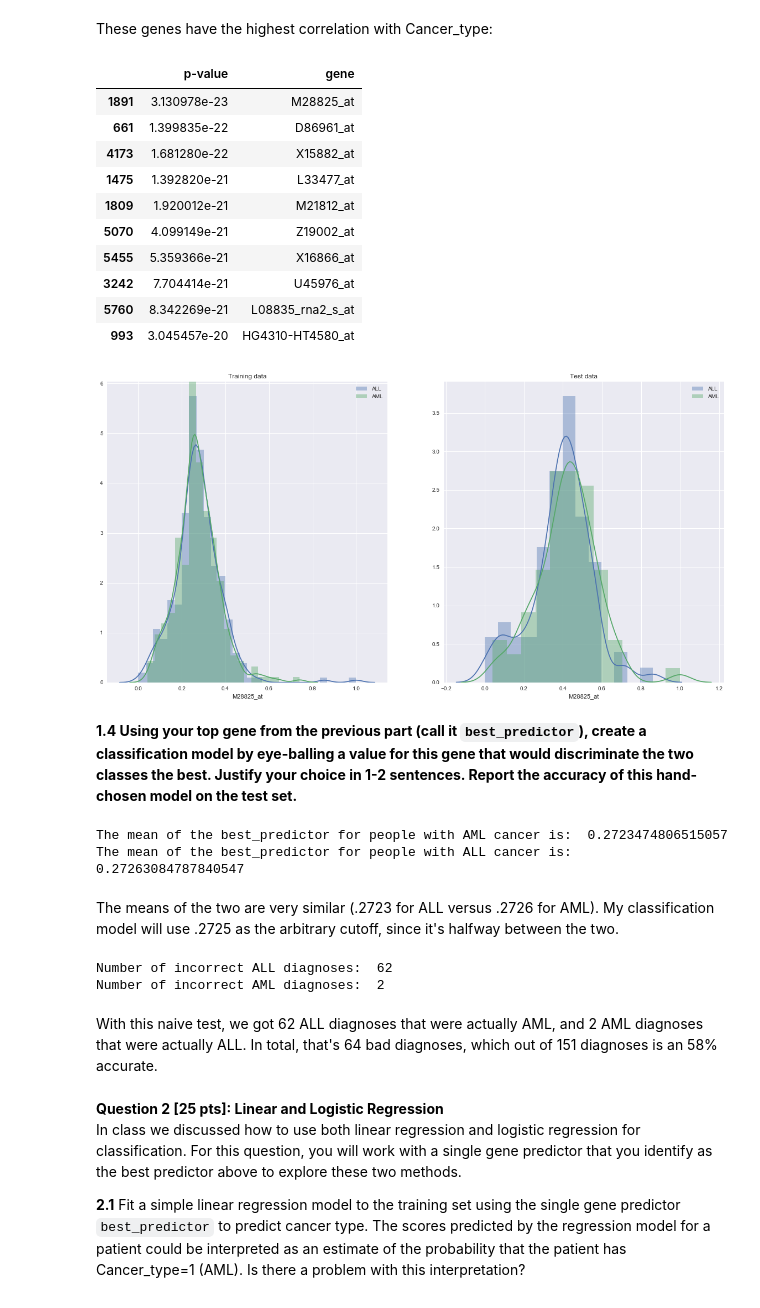
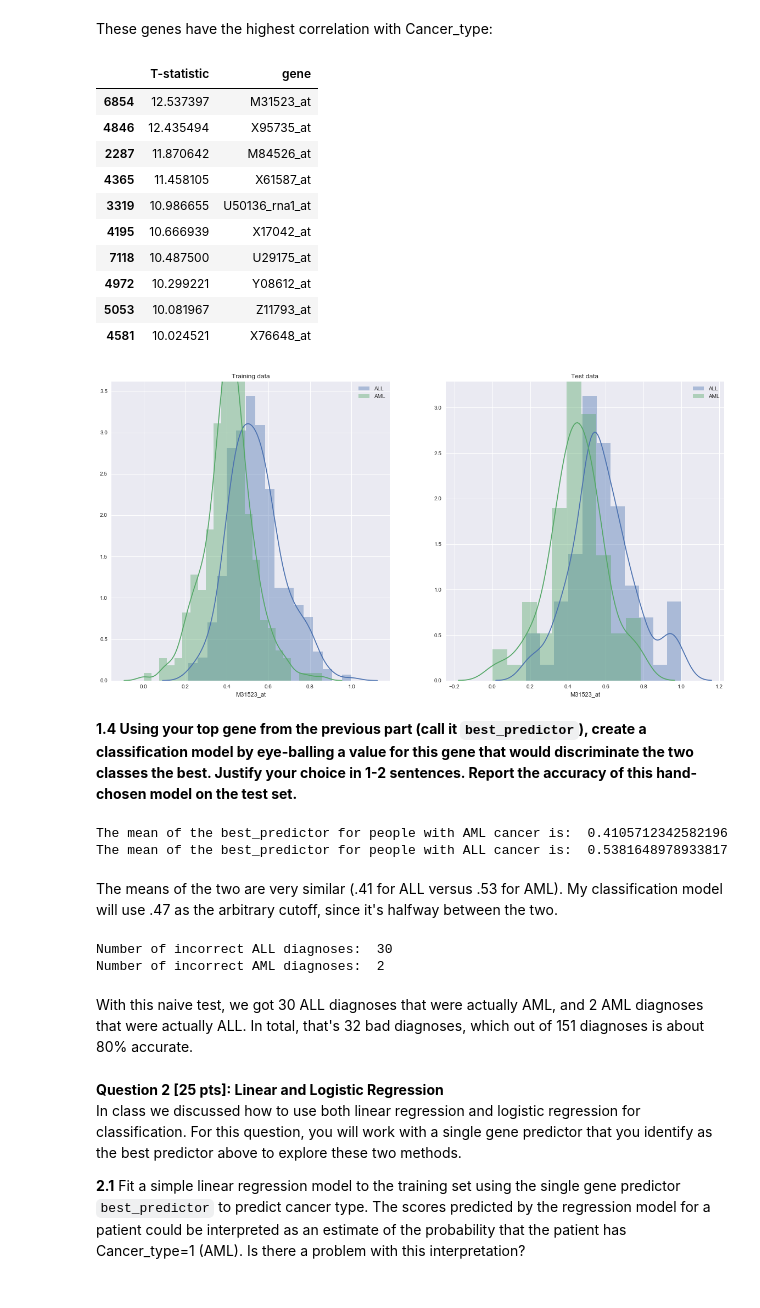
Before and after one commit to katiegrosch/2019-CS109A, a Jupyter notebook: content/homeworks/cs109a_hw4_209/cs109a_HW4.ipynb, the cells around one changed output. Drawn from its saved outputs; the diff is of its cells as text; code cells hidden in the pictures.

```diff
--- a/content/homeworks/cs109a_hw4_209/cs109a_HW4.ipynb
+++ b/content/homeworks/cs109a_hw4_209/cs109a_HW4.ipynb
@@ -138,63 +132,85 @@ top_ten_genes = pd.DataFrame(gene_corrs.nsmallest(10,'p-value'))
+# %%
+def t_test(genes, outcomes):
+    t_stats = []
+    for col in genes:
+        all_outcome = genes[col][outcomes == 0]
+        aml_outcome = genes[col][outcomes == 1]
+        all_mean = all_outcome.mean()
+        aml_mean = aml_outcome.mean()
+
+        all_se = all_outcome.std()**2/(len(all_outcome))
+        aml_se = aml_outcome.std()**2/(len(aml_outcome))
+
+        t_stats.append(abs((all_mean - aml_mean)) / np.sqrt(all_se + aml_se))
+    return t_stats
+
+t_test(X_train_normalized, y_train)
+
+gene_corrs = pd.DataFrame(t_test(X_train, y_train),columns=['T-statistic'])
+gene_corrs['gene'] = X_train_normalized.columns
+top_ten_genes = pd.DataFrame(gene_corrs.nlargest(10,'T-statistic'))
 # %% [markdown]
 These genes have the highest correlation with Cancer_type:
 # %%
 top_ten_genes
 # %% [output]
-|  | p-value | gene |
-| 1891 | 3.130978e-23 | M28825_at |
-| 661 | 1.399835e-22 | D86961_at |
-| 4173 | 1.681280e-22 | X15882_at |
-| 1475 | 1.392820e-21 | L33477_at |
-| 1809 | 1.920012e-21 | M21812_at |
-| 5070 | 4.099149e-21 | Z19002_at |
-| 5455 | 5.359366e-21 | X16866_at |
-| 3242 | 7.704414e-21 | U45976_at |
-| 5760 | 8.342269e-21 | L08835_rna2_s_at |
-| 993 | 3.045457e-20 | HG4310-HT4580_at |
+|  | T-statistic | gene |
+| 6854 | 12.537397 | M31523_at |
+| 4846 | 12.435494 | X95735_at |
+| 2287 | 11.870642 | M84526_at |
+| 4365 | 11.458105 | X61587_at |
+| 3319 | 10.986655 | U50136_rna1_at |
+| 4195 | 10.666939 | X17042_at |
+| 7118 | 10.487500 | U29175_at |
+| 4972 | 10.299221 | Y08612_at |
+| 5053 | 10.081967 | Z11793_at |
+| 4581 | 10.024521 | X76648_at |
 # %%
 ALL_train = X_train_normalized[y_train==0]
 AML_train = X_train_normalized[y_train==1]
 ALL_test = X_test_normalized[y_test==0]
 AML_test = X_test_normalized[y_test==1]
 # %%
+best_predictor = top_ten_genes['gene'].iloc[0]
+
 fig, ax = plt.subplots(1,2, figsize=(20,10))
 
-sns.distplot(ALL_train['M28825_at'], label='ALL', ax=ax[0])
-sns.distplot(AML_train['M28825_at'], label='AML', ax=ax[0])
+sns.distplot(ALL_train[best_predictor], label='ALL', ax=ax[0])
+sns.distplot(AML_train[best_predictor], label='AML', ax=ax[0])
 ax[0].legend()
 ax[0].title.set_text('Training data')
 
-sns.distplot(ALL_test['M28825_at'], label='ALL', ax=ax[1])
-sns.distplot(AML_test['M28825_at'], label='AML', ax=ax[1])
+sns.distplot(ALL_test[best_predictor], label='ALL', ax=ax[1])
+sns.distplot(AML_test[best_predictor], label='AML', ax=ax[1])
 ax[1].legend()
 ax[1].title.set_text('Test data')
 # %% [output]
-[figure, old version]
+[figure, new version]
 # %% [markdown]
 **1.4 Using your top gene from the previous part (call it  `best_predictor`), create a classification model by eye-balling a value for this gene that would discriminate the two classes the best. Justify your choice in 1-2 sentences. Report the accuracy of this hand-chosen model on the test set.**
 # %%
-best_predictor = top_ten_genes['gene'].iloc[0]
-
 print("The mean of the best_predictor for people with AML cancer is: ", AML_train[best_predictor].mean())
 print("The mean of the best_predictor for people with ALL cancer is: ", ALL_train[best_predictor].mean())
+
+cutoff = np.mean([AML_train[best_predictor].mean(), ALL_train[best_predictor].mean()])
 # %% [output]
-The mean of the best_predictor for people with AML cancer is:  0.2723474806515057
-The mean of the best_predictor for people with ALL cancer is:  0.27263084787840547
+The mean of the best_predictor for people with AML cancer is:  0.4105712342582196
+The mean of the best_predictor for people with ALL cancer is:  0.5381648978933817
 # %% [markdown]
-The means of the two are very similar (.2723 for ALL versus .2726 for AML). My classification model will use .2725 as the arbitrary cutoff, since it's halfway between the two.
+The means of the two are very similar (.41 for ALL versus .53 for AML). My classification model will use .47 as the arbitrary cutoff, since it's halfway between the two.
 # %%
-naive_ALL_diagnosis = X_test_normalized[X_test_normalized['M28825_at'] >= .2725]
+naive_ALL_diagnosis = X_test_normalized[X_test_normalized[best_predictor] >= cutoff]
 wrong_ALL_diagnosis = naive_ALL_diagnosis[y_test==1]
 print("Number of incorrect ALL diagnoses: ", len(wrong_ALL_diagnosis))
 
-naive_AML_diagnosis = X_test_normalized[X_test_normalized['M28825_at'] < .2725]
+naive_AML_diagnosis = X_test_normalized[X_test_normalized[best_predictor] < cutoff]
 wrong_AML_diagnosis = naive_AML_diagnosis[y_test==0]
 print("Number of incorrect AML diagnoses: ", len(wrong_AML_diagnosis.shape))
 # %% [output]
-Number of incorrect ALL diagnoses:  62
+Number of incorrect ALL diagnoses:  30
 Number of incorrect AML diagnoses:  2
 # %% [markdown]
-With this naive test, we got 62 ALL diagnoses that were actually AML, and 2 AML diagnoses that were actually ALL. In total, that's 64 bad diagnoses, which out of 151 diagnoses is an 58% accurate.
+With this naive test, we got 30 ALL diagnoses that were actually AML, and 2 AML diagnoses that were actually ALL. In total, that's 32 bad diagnoses, which out of 151 diagnoses is about 80% accurate.
 # %% [markdown]
 <div class='exercise'><b> Question 2 [25 pts]: Linear and Logistic Regression  </b></div>
 
```
Also changed, not shown: parts of 26 cells of this notebook.
